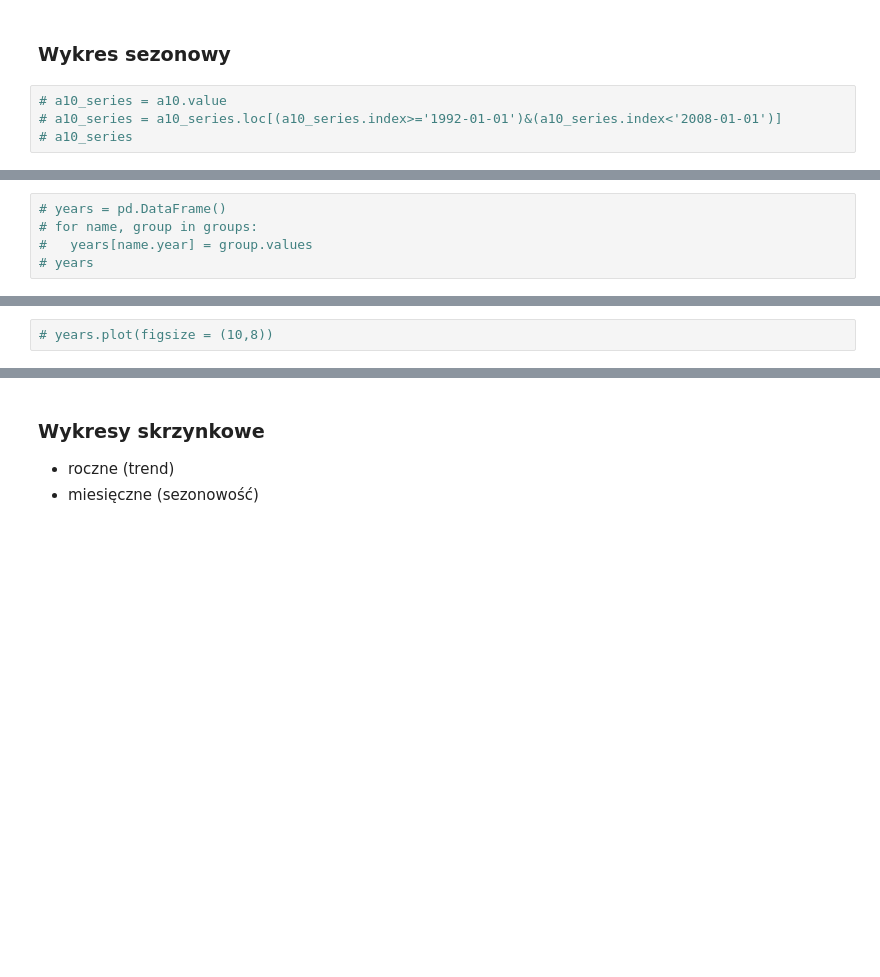
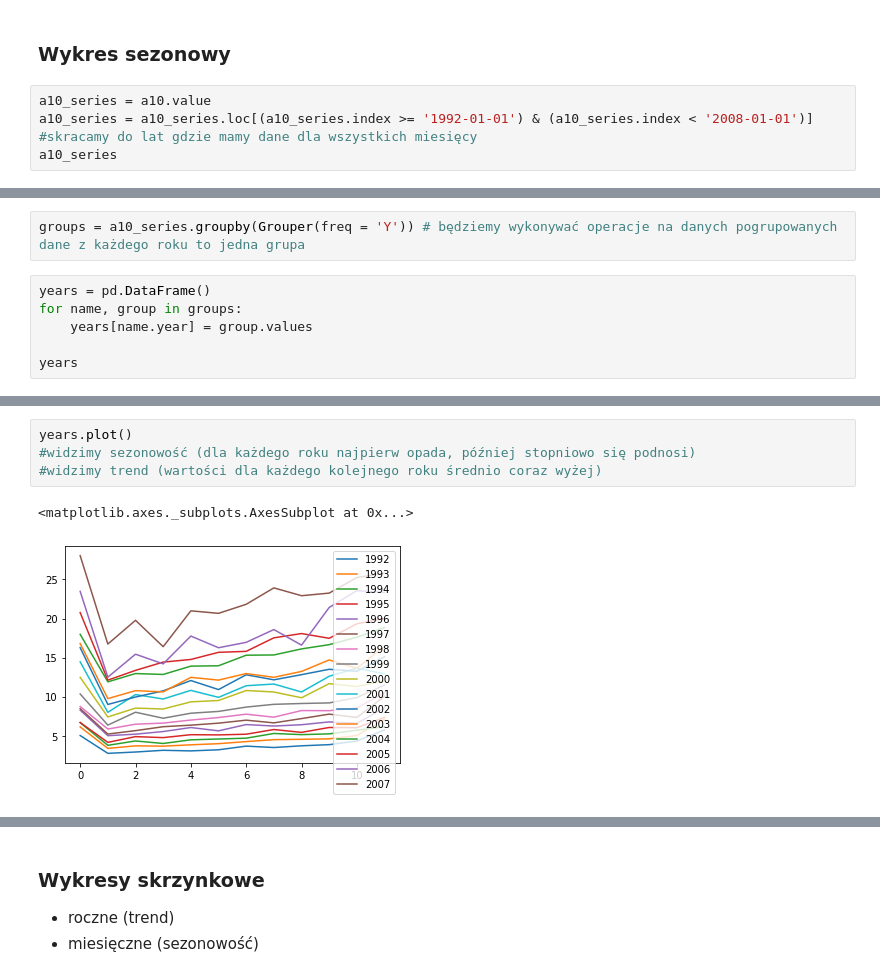
Before and after one commit to mdabrowski-phd/ds250223_regul, a Jupyter notebook: 03_szeregi_czasowe/01_wstep_do_szeregow_czasowych.ipynb, the cells around one changed output, grey strips where cells are left out. Drawn from its saved outputs; the diff is of its cells as text; blank space fills up the shorter version.

```diff
--- a/03_szeregi_czasowe/01_wstep_do_szeregow_czasowych.ipynb
+++ b/03_szeregi_czasowe/01_wstep_do_szeregow_czasowych.ipynb
@@ -42,6 +88,6 @@ Wczytaj dane `a10.csv` opisujący miesięczną sprzedaż leków przeciwcukrzycow
 # %% [markdown]
 ### Wykres sezonowy
 # %%
-# a10_series = a10.value
-# a10_series = a10_series.loc[(a10_series.index>='1992-01-01')&(a10_series.index<'2008-01-01')]
-# a10_series
+a10_series = a10.value
+a10_series = a10_series.loc[(a10_series.index >= '1992-01-01') & (a10_series.index < '2008-01-01')] #skracamy do lat gdzie mamy dane dla wszystkich miesięcy
+a10_series
@@ -52,5 +110,8 @@ Wczytaj dane `a10.csv` opisujący miesięczną sprzedaż leków przeciwcukrzycow
+# %%
+groups = a10_series.groupby(Grouper(freq = 'Y')) # będziemy wykonywać operacje na danych pogrupowanych dane z każdego roku to jedna grupa
 # %%
-# years = pd.DataFrame()
-# for name, group in groups:
-#   years[name.year] = group.values
-# years
+years = pd.DataFrame()
+for name, group in groups:
+    years[name.year] = group.values
+
+years
@@ -57,3 +132,8 @@ Wczytaj dane `a10.csv` opisujący miesięczną sprzedaż leków przeciwcukrzycow
-# %%
-# years.plot(figsize = (10,8))
+# %%
+years.plot()
+#widzimy sezonowość (dla każdego roku najpierw opada, później stopniowo się podnosi)
+#widzimy trend (wartości dla każdego kolejnego roku średnio coraz wyżej)
+# %% [output]
+<matplotlib.axes._subplots.AxesSubplot at 0x...>
+[figure, added]
 # %%
```
Also changed, not shown: parts of 43 cells of this notebook, 7 other files.
